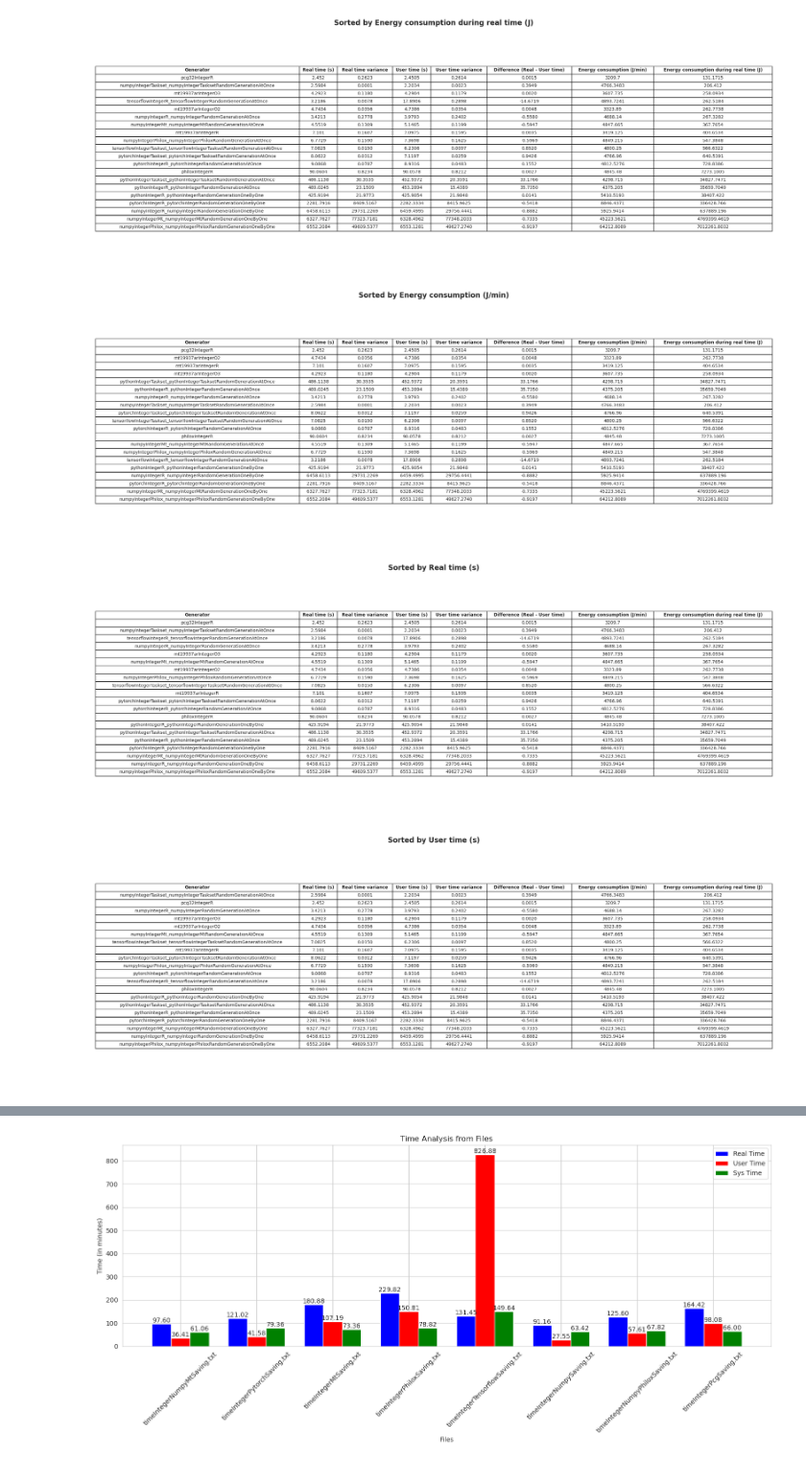
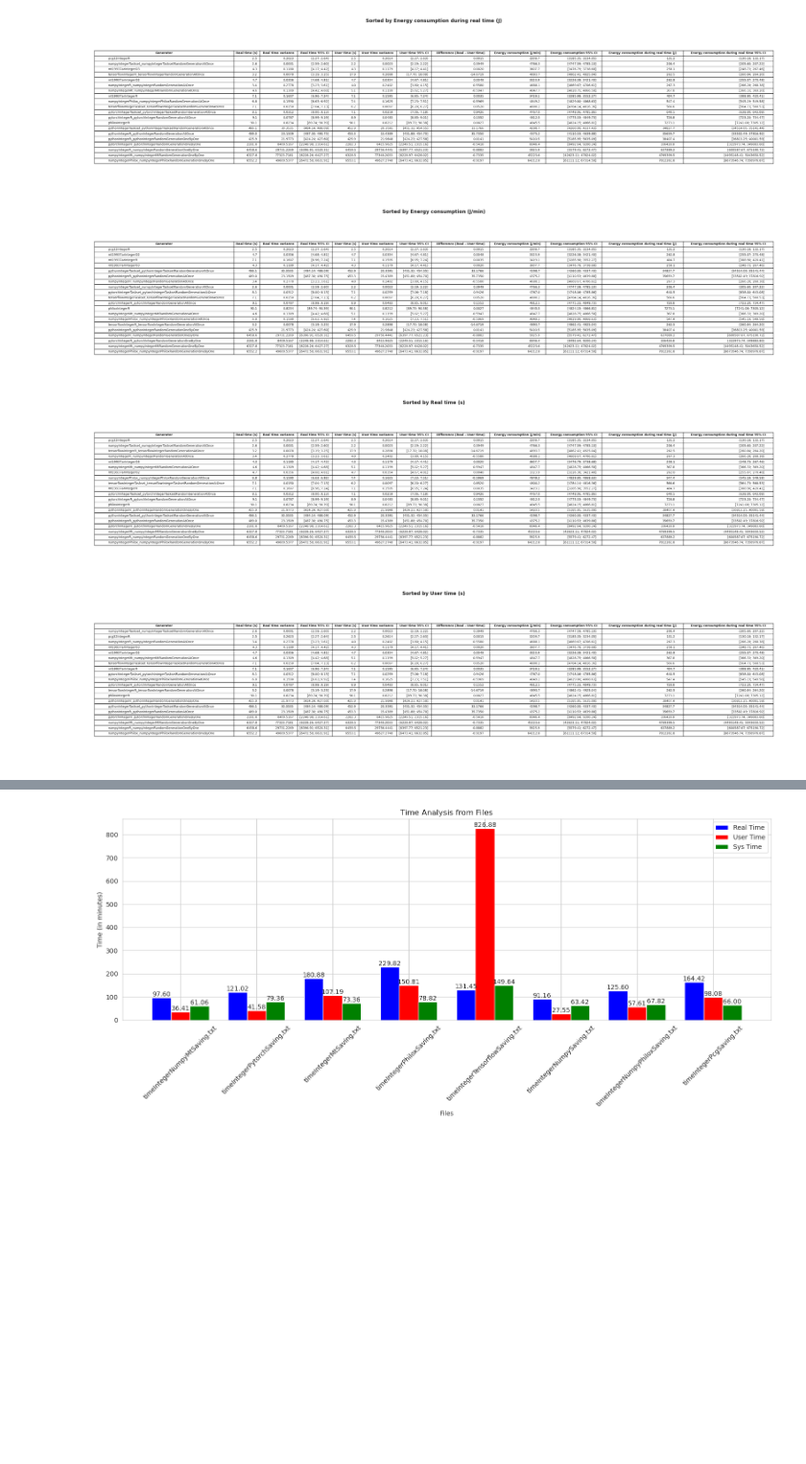
Before and after one commit to benjaminantunes/random-numbers-in-machine-learning, a Jupyter notebook: integerValues/MachineLearning-RandomGeneration.ipynb, the cells around one changed output, grey strips where cells are left out. Shown at 96% size. Cells and saved outputs as stored; diff of their text form; code cells hidden in the pictures; blank space fills up the shorter version.

```diff
--- a/integerValues/MachineLearning-RandomGeneration.ipynb
+++ b/integerValues/MachineLearning-RandomGeneration.ipynb
@@ -244,29 +244,52 @@ for key in sorted(average_consumption.keys()):
     avg, stdev, (lower, upper) = average_consumption[key]
     print(f"Average energy consumption in Joules by minutes for {key}: {avg:.2f} Joules, Std Dev: {stdev:.2f}, 95% Confidence Interval: [{lower:.2f}; {upper:.2f}]")
 
-# Create a new DataFrame
-df = pd.DataFrame(columns=["Generator", "Real time (s)", "Real time variance", "User time (s)", "User time variance", "Difference (Real - User time)", "Energy consumption (J/min)", "Energy consumption during real time (J)"])
+# Create a new DataFrame with combined confidence interval columns, including for 'Energy consumption during real time'
+df = pd.DataFrame(columns=["Generator",
+                           "Real time (s)", "Real time variance", "Real time 95% CI",
+                           "User time (s)", "User time variance", "User time 95% CI",
+                           "Difference (Real - User time)",
+                           "Energy consumption (J/min)", "Energy consumption 95% CI",
+                           "Energy consumption during real time (J)", "Energy consumption during real time 95% CI"])  # Added CI column for energy during real time
 
-# Populate the DataFrame
+# Populate the DataFrame with combined confidence interval information
 for key in sorted(user_times_dict.keys()):
-    real_time_avg, real_time_stdev, _ = real_times_dict.get(key, (0, 0, (0, 0)))
-    user_time_avg, user_time_stdev, _ = user_times_dict.get(key, (0, 0, (0, 0)))
+    real_time_avg, real_time_stdev, (real_time_lower, real_time_upper) = real_times_dict.get(key, (0, 0, (0, 0)))
+    user_time_avg, user_time_stdev, (user_time_lower, user_time_upper) = user_times_dict.get(key, (0, 0, (0, 0)))
 
-    real_time_variance = real_time_stdev ** 2  # Variance is the square of standard deviation
+    real_time_variance = real_time_stdev ** 2
     user_time_variance = user_time_stdev ** 2
 
     difference_time = real_time_avg - user_time_avg
 
-    avg_energy, _, _ = average_consumption.get(key, (0, 0, (0, 0)))
-    energy_for_real_time = avg_energy * (real_time_avg / 60)  # Divide by 60 to convert to minutes
+    avg_energy, _, (energy_lower, energy_upper) = average_consumption.get(key, (0, 0, (0, 0)))
+    energy_for_real_time = avg_energy * (real_time_avg / 60)  # Convert to minutes
 
-    df.loc[len(df)] = [key, real_time_avg, real_time_variance, user_time_avg, user_time_variance, difference_time, avg_energy, energy_for_real_time]
+    # Calculate confidence interval for energy consumption during real time
+    energy_for_real_time_lower = energy_lower * (real_time_avg / 60)
+    energy_for_real_time_upper = energy_upper * (real_time_avg / 60)
+
+    # Format confidence intervals as a single string
+    real_time_ci = f"[{real_time_lower:.2f}; {real_time_upper:.2f}]"
+    user_time_ci = f"[{user_time_lower:.2f}; {user_time_upper:.2f}]"
+    energy_ci = f"[{energy_lower:.2f}; {energy_upper:.2f}]"
+    energy_for_real_time_ci = f"[{energy_for_real_time_lower:.2f}; {energy_for_real_time_upper:.2f}]"
+
+    # Add the new formatted CI columns
+    df.loc[len(df)] = [key,
+                       real_time_avg, real_time_variance, real_time_ci,
+                       user_time_avg, user_time_variance, user_time_ci,
+                       difference_time,
+                       avg_energy, energy_ci,
+                       energy_for_real_time, energy_for_real_time_ci]
 
 # Display the DataFrame
 print(df)
 
 # Save the DataFrame to a CSV file
-df.to_csv('results.csv', index=False)
+df.to_csv('results_with_all_confidence_intervals.csv', index=False)
+
+
 
 
 # Format all float columns of the DataFrame to have 4 decimals
@@ -284,23 +307,37 @@ df["Energy consumption during real time (J)"] = df["Energy consumption during re
 # Function to display a dataframe as a table and save as an image
 def display_and_save_table(df, filename, title=None):
     # Style setup
+    df = df.round(1)
     sns.set_style("whitegrid")
     fig, ax = plt.subplots(figsize=(20, 10))  # set the size that you'd like (width, height)
     ax.axis('off')
-    tab = ax.table(cellText=df.values, colLabels=df.columns, cellLoc='center', loc='center')
+
+    # Create table with default center alignment
+    tab = ax.table(cellText=df.values, colLabels=df.columns, loc='center', cellLoc='center')
+
+    # Consistent figure and font size
     tab.auto_set_font_size(False)
     tab.set_fontsize(10)
     tab.scale(1.5, 1.5)   # Adjust the scaling factor to fit your entries
     if title:
         ax.set_title(title, fontweight="bold", fontsize=16)
+
     # Auto adjust all columns
-    tab.auto_set_column_width(col=list(range(len(df.columns))))  # This will auto adjust all columns
+    tab.auto_set_column_width(col=list(range(len(df.columns))))  # Auto adjust all columns
 
+    # Set the alignment for each cell
     for (i, j), cell in tab.get_celld().items():
         if i == 0:
             cell.set_text_props(fontweight='bold')
+        if i > 0:
+            if j == 0:
+                cell.set_text_props(ha='left')  # Align left for the first column
+            else:
+                cell.set_text_props(ha='right')  # Align right for other columns
+
     plt.savefig(filename, bbox_inches='tight', dpi=300)
     plt.show()
+
 
 ordered_df = df.sort_values(by="Energy consumption during real time (J)", ascending=True)
 display_and_save_table(ordered_df, 'table_sorted_by_energy_real_time.png', "Sorted by Energy consumption during real time (J)")
@@ -334,7 +371,7 @@ display_and_save_table(ordered_df, 'table_sorted_by_user_time.png', "Sorted by U
-[figure, old version]
+[figure, new version]
-[figure, old version]
+[figure, new version]
-[figure, old version]
+[figure, new version]
-[figure, old version]
+[figure, new version]
 # %%
 """
 
```
Also changed, not shown: parts of 3 cells of this notebook, 29 other files.
